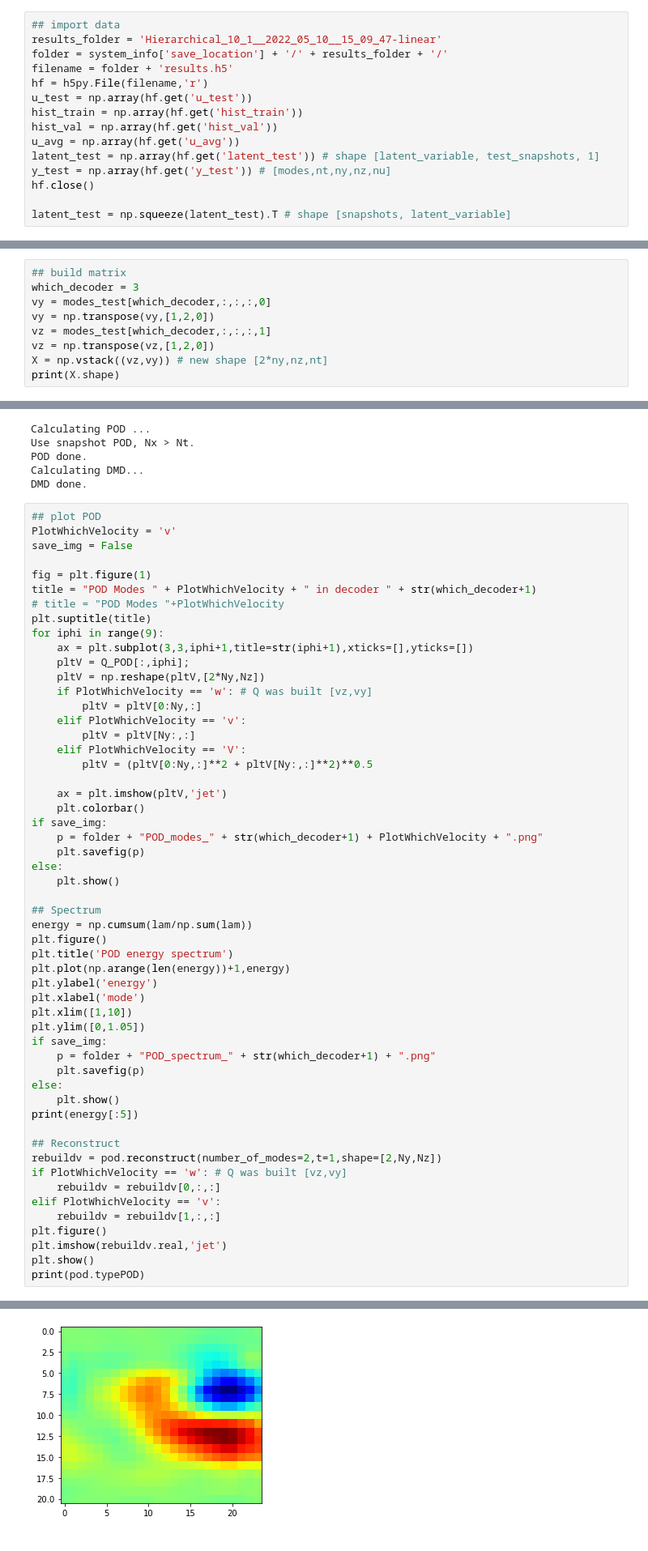
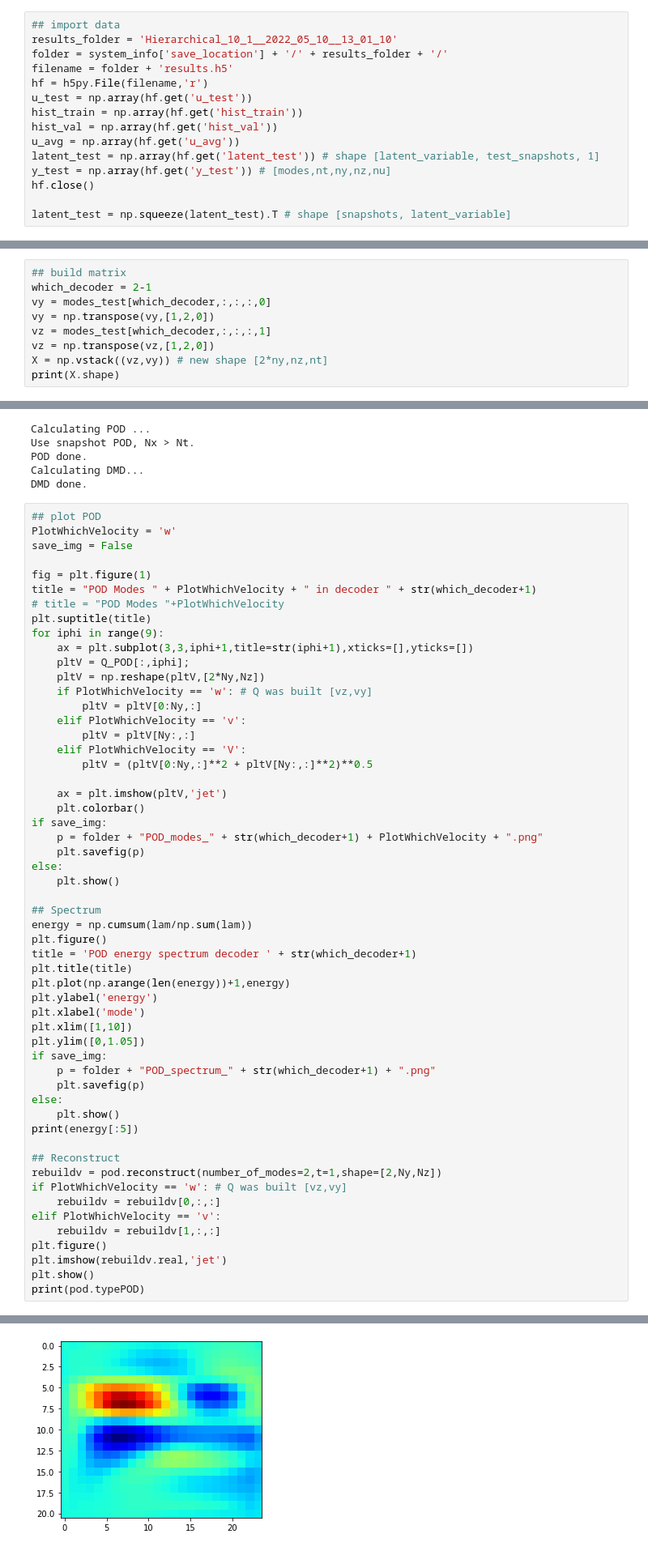
Before and after one commit to MagriLab/MD-CNN-AE, a Jupyter notebook: visualise_hierarchical_mode.ipynb, the cells around one changed output, grey strips where cells are left out. Shown: that part at 81% size. Drawn from its saved outputs; the diff is of its cells as text.

```diff
--- a/visualise_hierarchical_mode.ipynb
+++ b/visualise_hierarchical_mode.ipynb
@@ -25,6 +25,6 @@ system_info = config['system_info']
 # %%
 ## import data
-results_folder = 'Hierarchical_10_1__2022_05_10__15_09_47-linear'
+results_folder = 'Hierarchical_10_1__2022_05_10__13_01_10'
 folder = system_info['save_location'] + '/' + results_folder + '/'
 filename = folder + 'results.h5'
 hf = h5py.File(filename,'r')
@@ -275,6 +272,6 @@ myplot.plot_ae_modes(modes_test,range(10),snapshot=0)
 # %%
 ## build matrix
-which_decoder = 3
+which_decoder = 2-1
 vy = modes_test[which_decoder,:,:,:,0]
 vy = np.transpose(vy,[1,2,0])
 vz = modes_test[which_decoder,:,:,:,1]
@@ -306,7 +303,7 @@ Calculating DMD...
 DMD done.
 # %%
 ## plot POD
-PlotWhichVelocity = 'v'
+PlotWhichVelocity = 'w'
 save_img = False
 
 fig = plt.figure(1)
@@ -335,7 +332,8 @@ else:
 ## Spectrum
 energy = np.cumsum(lam/np.sum(lam))
 plt.figure()
-plt.title('POD energy spectrum')
+title = 'POD energy spectrum decoder ' + str(which_decoder+1)
+plt.title(title)
 plt.plot(np.arange(len(energy))+1,energy)
 plt.ylabel('energy')
 plt.xlabel('mode')
@@ -365,4 +365,4 @@ print(pod.typePOD)
-[figure, old version]
+[figure, new version]
 snapshot
 # %%
 ## plot DMD
```
Also changed, not shown: parts of 26 cells of this notebook, 8 other files.
